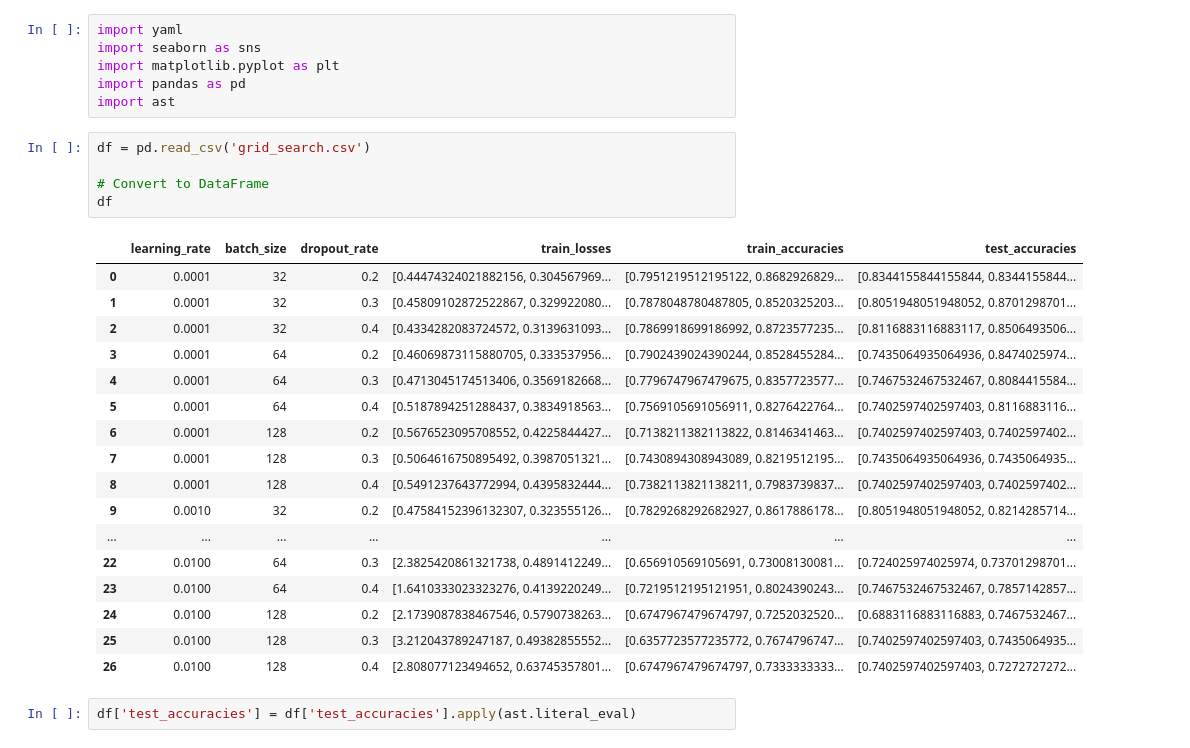
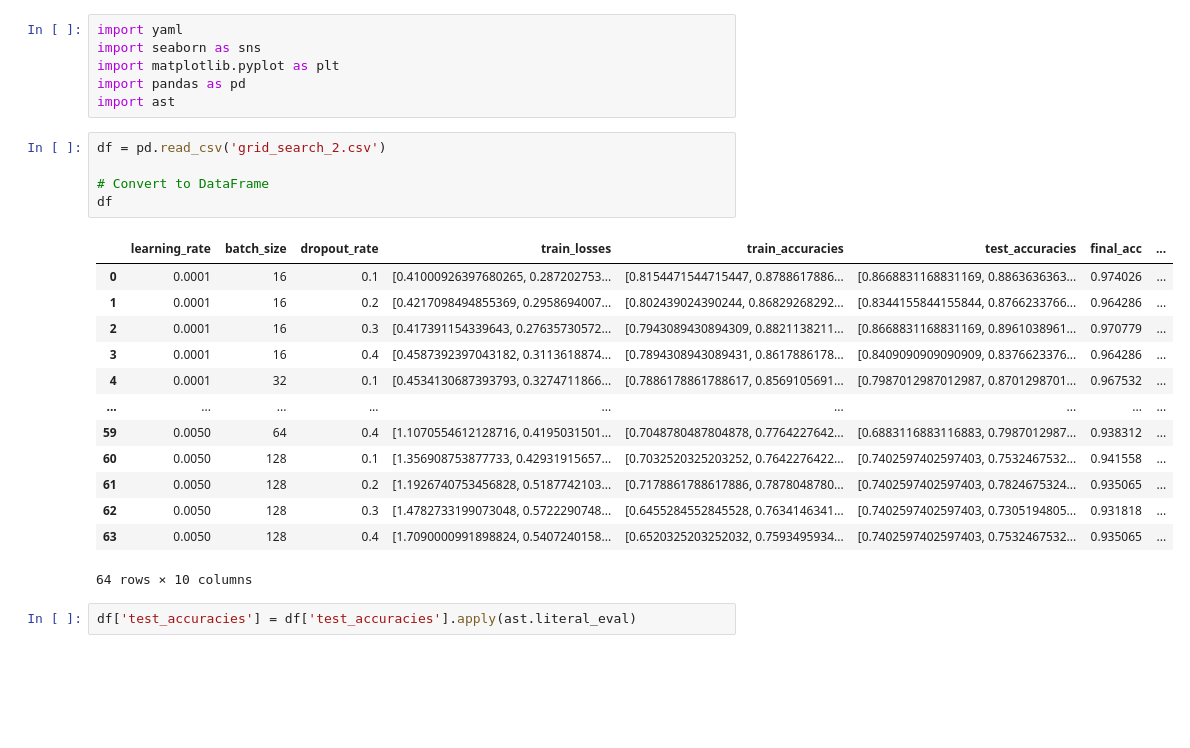
Before and after one commit to williampham7/142B-Lebron, a Jupyter notebook: model_runs/model_4/grid_graph.ipynb, the cells around one changed output. Drawn from its saved outputs; the diff is of its cells as text; blank space fills up the shorter version.

```diff
--- a/model_runs/model_4/grid_graph.ipynb
+++ b/model_runs/model_4/grid_graph.ipynb
@@ -8,28 +8,24 @@ import matplotlib.pyplot as plt
 import pandas as pd
 import ast
 # %%
-df = pd.read_csv('grid_search.csv')
+df = pd.read_csv('grid_search_2.csv')
 
 # Convert to DataFrame
 df
 # %% [output]
-|  | learning_rate | batch_size | dropout_rate | train_losses | train_accuracies | test_accuracies |
-| 0 | 0.0001 | 32 | 0.2 | [0.44474324021882156, 0.304567969... | [0.7951219512195122, 0.8682926829... | [0.8344155844155844, 0.8344155844... |
-| 1 | 0.0001 | 32 | 0.3 | [0.45809102872522867, 0.329922080... | [0.7878048780487805, 0.8520325203... | [0.8051948051948052, 0.8701298701... |
-| 2 | 0.0001 | 32 | 0.4 | [0.4334282083724572, 0.3139631093... | [0.7869918699186992, 0.8723577235... | [0.8116883116883117, 0.8506493506... |
-| 3 | 0.0001 | 64 | 0.2 | [0.46069873115880705, 0.333537956... | [0.7902439024390244, 0.8528455284... | [0.7435064935064936, 0.8474025974... |
-| 4 | 0.0001 | 64 | 0.3 | [0.4713045174513406, 0.3569182668... | [0.7796747967479675, 0.8357723577... | [0.7467532467532467, 0.8084415584... |
-| 5 | 0.0001 | 64 | 0.4 | [0.5187894251288437, 0.3834918563... | [0.7569105691056911, 0.8276422764... | [0.7402597402597403, 0.8116883116... |
-| 6 | 0.0001 | 128 | 0.2 | [0.5676523095708552, 0.4225844427... | [0.7138211382113822, 0.8146341463... | [0.7402597402597403, 0.7402597402... |
-| 7 | 0.0001 | 128 | 0.3 | [0.5064616750895492, 0.3987051321... | [0.7430894308943089, 0.8219512195... | [0.7435064935064936, 0.7435064935... |
-| 8 | 0.0001 | 128 | 0.4 | [0.5491237643772994, 0.4395832444... | [0.7382113821138211, 0.7983739837... | [0.7402597402597403, 0.7402597402... |
-| 9 | 0.0010 | 32 | 0.2 | [0.47584152396132307, 0.323555126... | [0.7829268292682927, 0.8617886178... | [0.8051948051948052, 0.8214285714... |
-| ... | ... | ... | ... | ... | ... | ... |
-| 22 | 0.0100 | 64 | 0.3 | [2.3825420861321738, 0.4891412249... | [0.656910569105691, 0.73008130081... | [0.724025974025974, 0.73701298701... |
-| 23 | 0.0100 | 64 | 0.4 | [1.6410333023323276, 0.4139220249... | [0.7219512195121951, 0.8024390243... | [0.7467532467532467, 0.7857142857... |
-| 24 | 0.0100 | 128 | 0.2 | [2.1739087838467546, 0.5790738263... | [0.6747967479674797, 0.7252032520... | [0.6883116883116883, 0.7467532467... |
-| 25 | 0.0100 | 128 | 0.3 | [3.212043789247187, 0.49382855552... | [0.6357723577235772, 0.7674796747... | [0.7402597402597403, 0.7435064935... |
-| 26 | 0.0100 | 128 | 0.4 | [2.808077123494652, 0.63745357801... | [0.6747967479674797, 0.7333333333... | [0.7402597402597403, 0.7272727272... |
+|  | learning_rate | batch_size | dropout_rate | train_losses | train_accuracies | test_accuracies | final_acc | ... |
+| 0 | 0.0001 | 16 | 0.1 | [0.41000926397680265, 0.287202753... | [0.8154471544715447, 0.8788617886... | [0.8668831168831169, 0.8863636363... | 0.974026 | ... |
+| 1 | 0.0001 | 16 | 0.2 | [0.4217098494855369, 0.2958694007... | [0.802439024390244, 0.86829268292... | [0.8344155844155844, 0.8766233766... | 0.964286 | ... |
+| 2 | 0.0001 | 16 | 0.3 | [0.417391154339643, 0.27635730572... | [0.7943089430894309, 0.8821138211... | [0.8668831168831169, 0.8961038961... | 0.970779 | ... |
+| 3 | 0.0001 | 16 | 0.4 | [0.4587392397043182, 0.3113618874... | [0.7894308943089431, 0.8617886178... | [0.8409090909090909, 0.8376623376... | 0.964286 | ... |
+| 4 | 0.0001 | 32 | 0.1 | [0.4534130687393793, 0.3274711866... | [0.7886178861788617, 0.8569105691... | [0.7987012987012987, 0.8701298701... | 0.967532 | ... |
+| ... | ... | ... | ... | ... | ... | ... | ... | ... |
+| 59 | 0.0050 | 64 | 0.4 | [1.1070554612128716, 0.4195031501... | [0.7048780487804878, 0.7764227642... | [0.6883116883116883, 0.7987012987... | 0.938312 | ... |
+| 60 | 0.0050 | 128 | 0.1 | [1.356908753877733, 0.42931915657... | [0.7032520325203252, 0.7642276422... | [0.7402597402597403, 0.7532467532... | 0.941558 | ... |
+| 61 | 0.0050 | 128 | 0.2 | [1.1926740753456828, 0.5187742103... | [0.7178861788617886, 0.7878048780... | [0.7402597402597403, 0.7824675324... | 0.935065 | ... |
+| 62 | 0.0050 | 128 | 0.3 | [1.4782733199073048, 0.5722290748... | [0.6455284552845528, 0.7634146341... | [0.7402597402597403, 0.7305194805... | 0.931818 | ... |
+| 63 | 0.0050 | 128 | 0.4 | [1.7090000991898824, 0.5407240158... | [0.6520325203252032, 0.7593495934... | [0.7402597402597403, 0.7532467532... | 0.935065 | ... |
+64 rows × 10 columns
 # %%
 df['test_accuracies'] = df['test_accuracies'].apply(ast.literal_eval)
 # %%
```
Also changed, not shown: parts of 2 cells of this notebook.
